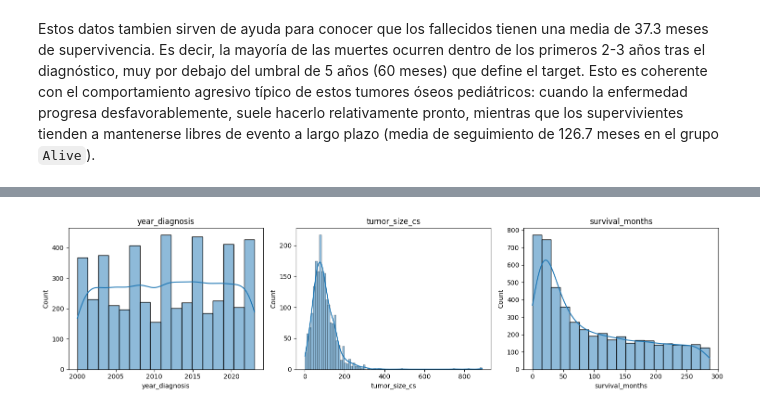
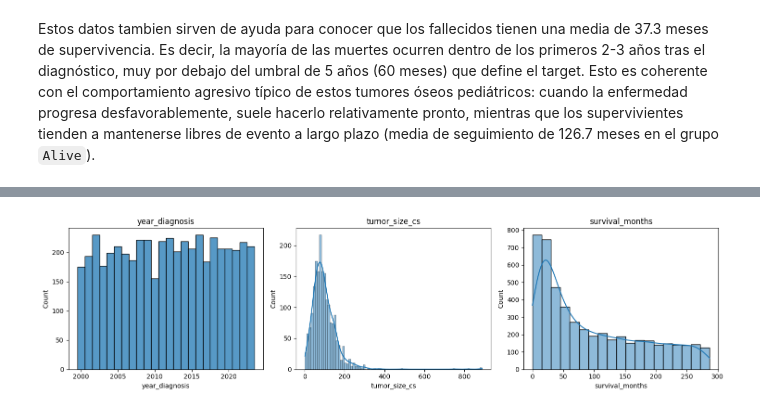
Before and after one commit to alonsocg5/TFM_Alonso_Castanon, a Jupyter notebook: notebooks/02_EDA.ipynb, the cells around one changed output, grey strips where cells are left out. Cells and saved outputs as stored; diff of their text form; code cells hidden in the pictures.

```diff
--- a/notebooks/02_EDA.ipynb
+++ b/notebooks/02_EDA.ipynb
@@ -284,9 +275,16 @@ Name: count, dtype: int64
 # %%
 fig, axes = plt.subplots(1, 3, figsize=(15, 4))
-for i, col in enumerate(num_vars):
-    sns.histplot(df[col].dropna(), kde=True, ax=axes[i])
-    axes[i].set_title(col)
+
+sns.histplot(df['year_diagnosis'].dropna(), discrete=True, ax=axes[0])
+axes[0].set_title('year_diagnosis')
+
+sns.histplot(df['tumor_size_cs'].dropna(), kde=True, ax=axes[1])
+axes[1].set_title('tumor_size_cs')
+
+sns.histplot(df['survival_months'].dropna(), kde=True, ax=axes[2])
+axes[2].set_title('survival_months')
+
 plt.tight_layout()
 plt.show()
 # %% [output]
-[figure, old version]
+[figure, new version]
```
Also changed, not shown: parts of 35 cells of this notebook, 1 other file.
